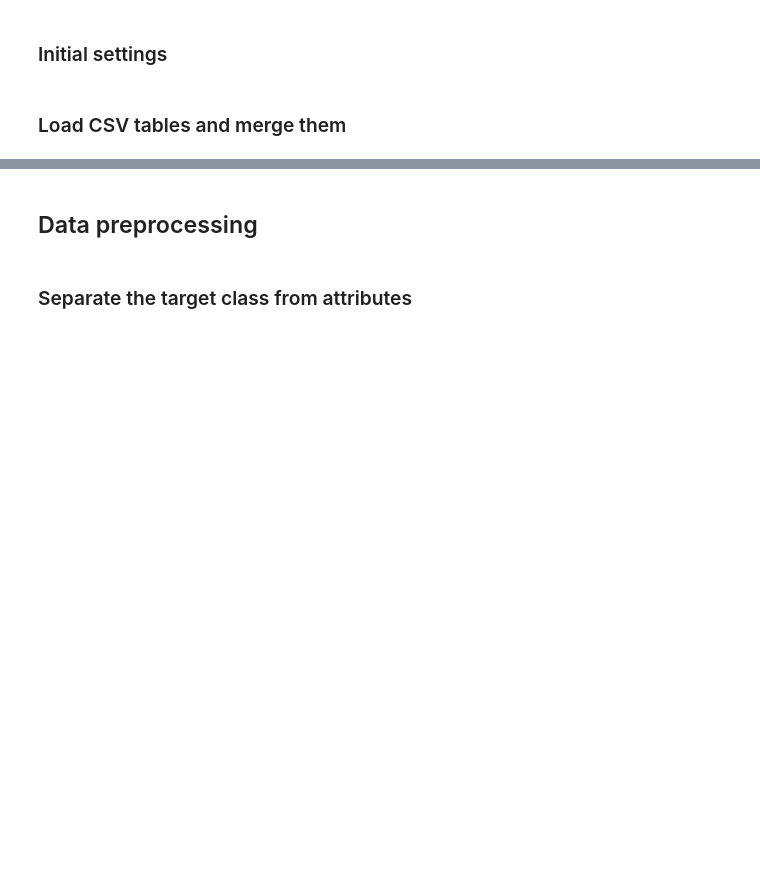
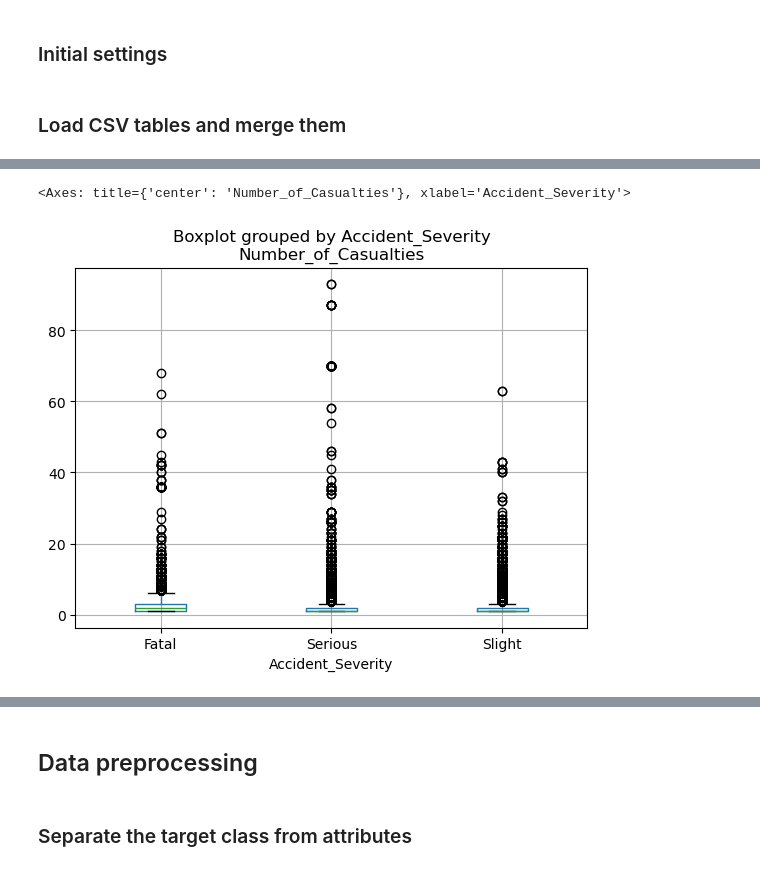
Before and after one commit to pyrocze/trafic_data_analysis, a Jupyter notebook: analysis.ipynb, the cells around one changed output, grey strips where cells are left out. Drawn from its saved outputs; the diff is of its cells as text; code cells hidden in the pictures; blank space fills up the shorter version.

```diff
--- a/analysis.ipynb
+++ b/analysis.ipynb
@@ -101,0 +84,5 @@ dtype: int64
+# %%
+df.boxplot('Number_of_Casualties', by=target_variable)
+# %% [output]
+<Axes: title={'center': 'Number_of_Casualties'}, xlabel='Accident_Severity'>
+[figure, added]
```
Also changed, not shown: parts of 40 cells of this notebook.
